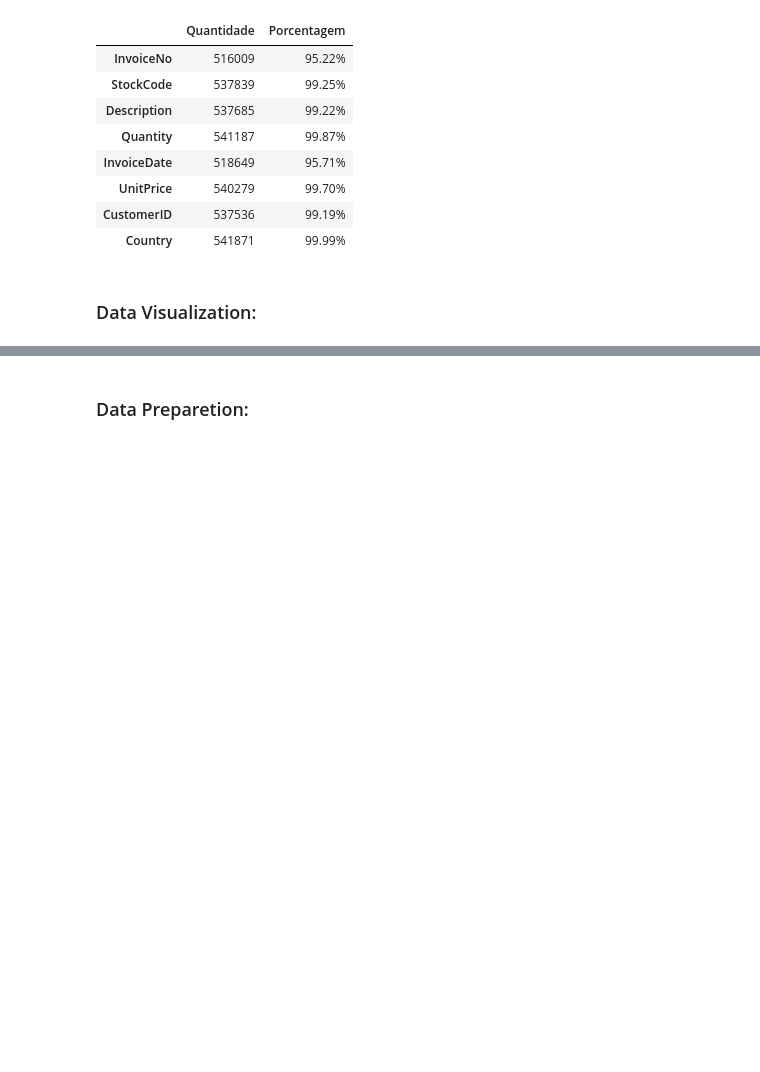
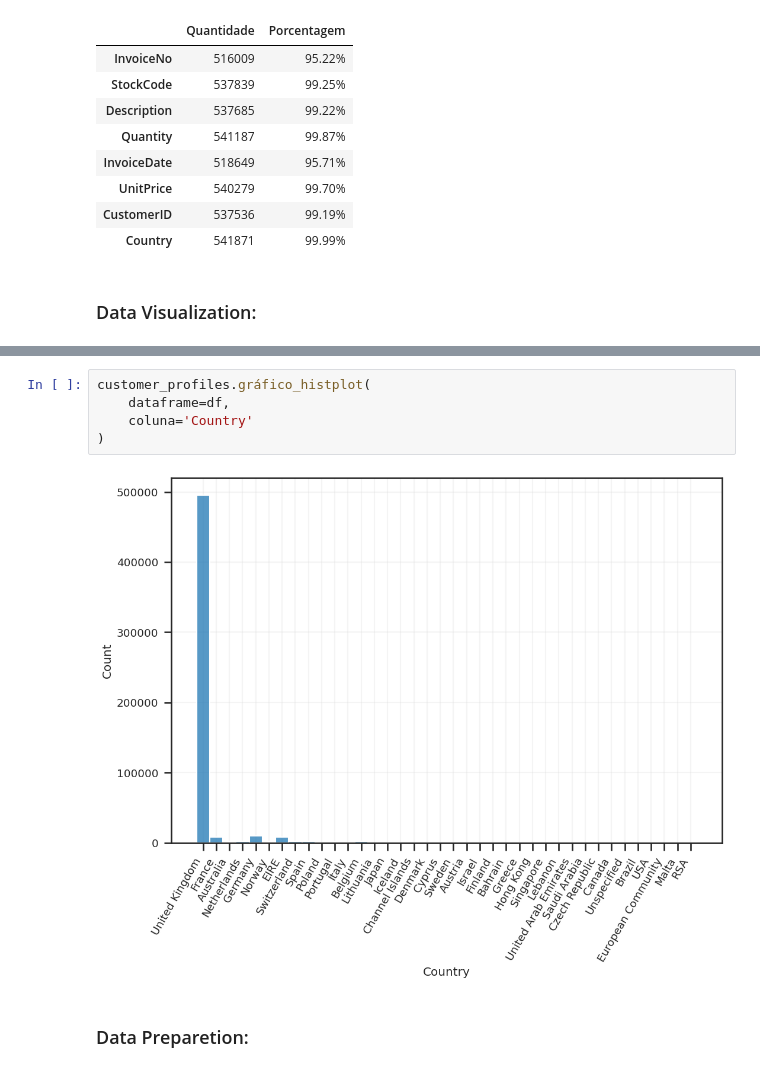
Before and after one commit to SamuelBarbosaDev/Customer_Segmentation_For_Marketing, a Jupyter notebook: core/core/main.ipynb, the cells around one changed output, grey strips where cells are left out. Drawn from its saved outputs; the diff is of its cells as text; blank space fills up the shorter version.

```diff
--- a/core/core/main.ipynb
+++ b/core/core/main.ipynb
@@ -142,3 +149,10 @@ customer_profiles.gráfico_boxplot(
+# %%
+customer_profiles.gráfico_histplot(
+    dataframe=df,
+    coluna='Country'
+)
+# %% [output]
+[figure, added]
 # %% [markdown]
 ### Data Preparetion:
 # %%
```
Also changed, not shown: parts of 72 cells of this notebook.
